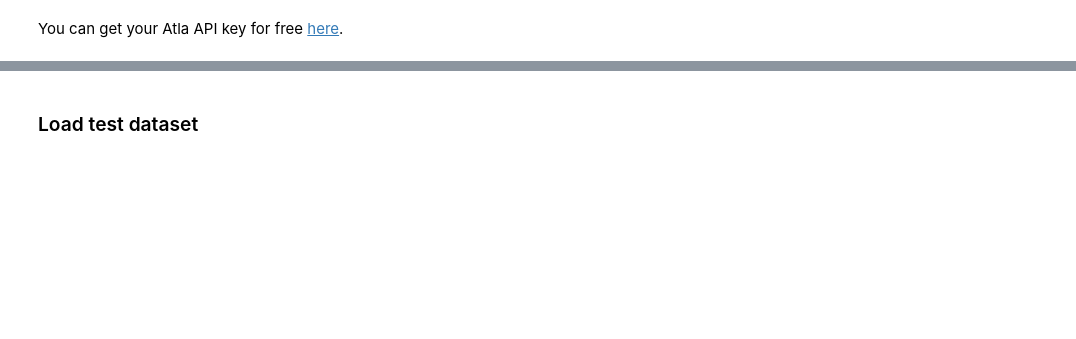
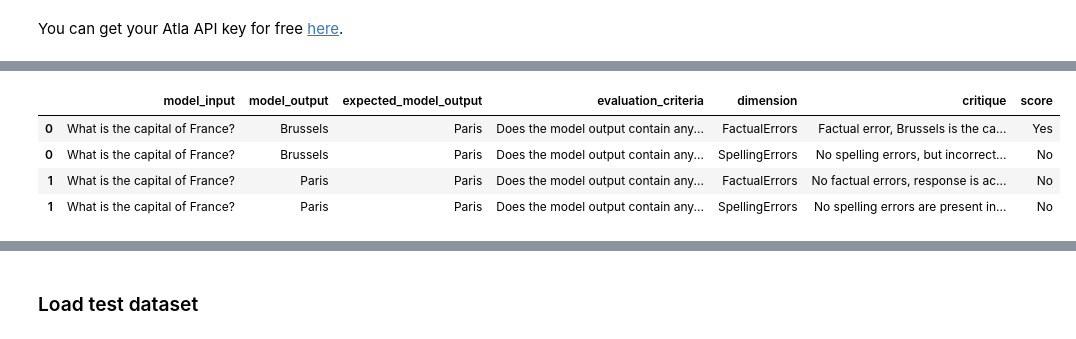
Before and after one commit to atla-ai/atla-sdk-python, a Jupyter notebook: examples/cookbooks/Atla_Selene_Multi_Criteria_Evals.ipynb, the cells around one changed output, grey strips where cells are left out. Drawn from its saved outputs; the diff is of its cells as text; code cells hidden in the pictures; blank space fills up the shorter version.

```diff
--- a/examples/cookbooks/Atla_Selene_Multi_Criteria_Evals.ipynb
+++ b/examples/cookbooks/Atla_Selene_Multi_Criteria_Evals.ipynb
@@ -95,0 +131,8 @@ Let's see how well Selene does on multi-criteria evals on the FLASK dataset!
+# %%
+# Example dataset
+df = pd.DataFrame({
+    'model_input': ["What is the capital of France?", "What is the capital of France?"],
+    'model_output': ["Brussels", "Paris"],
+    'expected_model_output': ["Paris", "Paris"],
+})
+df
@@ -95,0 +143,15 @@ Let's see how well Selene does on multi-criteria evals on the FLASK dataset!
+# %%
+# Let's "explode" the dataframe into datapoints x evaluation criteria rows, so we can evaluate each criterion separately.
+evaluation_criteria = {
+    "FactualErrors": "Does the model output contain any *factual errors*? Keep your critique under 20 words and score with Yes/No",
+    "SpellingErrors": "Does the model output contain any *spelling errors*? Keep your critique under 20 words and score with Yes/No",
+}
+
+df_with_criteria = df.assign(
+    evaluation_criteria=pd.Series([list(evaluation_criteria.values())] * len(df)),
+    dimension=pd.Series([list(evaluation_criteria.keys())] * len(df))
+)
+
+# Now explode the dataframe
+exploded_df = df_with_criteria.explode(['evaluation_criteria', 'dimension'])
+exploded_df
@@ -95,0 +164,11 @@ Let's see how well Selene does on multi-criteria evals on the FLASK dataset!
+# %%
+# Run evals!
+
+evaluated_df = await evaluate_dataframe(exploded_df, async_client)
+evaluated_df
+# %% [output]
+|  | model_input | model_output | expected_model_output | evaluation_criteria | dimension | critique | score |
+| 0 | What is the capital of France? | Brussels | Paris | Does the model output contain any... | FactualErrors | Factual error, Brussels is the ca... | Yes |
+| 0 | What is the capital of France? | Brussels | Paris | Does the model output contain any... | SpellingErrors | No spelling errors, but incorrect... | No |
+| 1 | What is the capital of France? | Paris | Paris | Does the model output contain any... | FactualErrors | No factual errors, response is ac... | No |
+| 1 | What is the capital of France? | Paris | Paris | Does the model output contain any... | SpellingErrors | No spelling errors are present in... | No |
```
Also changed, not shown: parts of 36 cells of this notebook, 1 other file.
